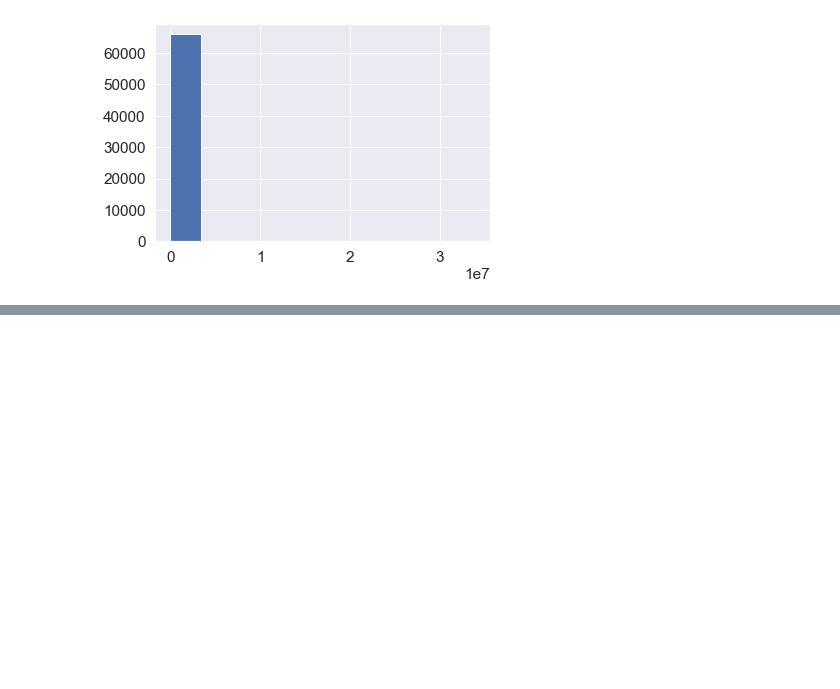
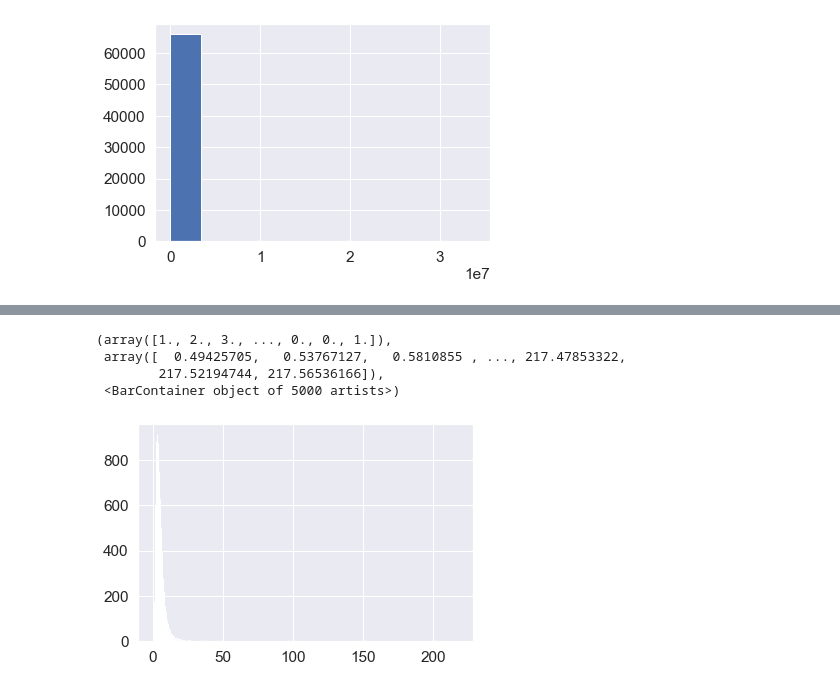
Before and after one commit to Nance-Lab/diff_predictor, a Jupyter notebook: notebooks/diffpred_full_workflow.ipynb, the cells around one changed output, grey strips where cells are left out. Drawn from its saved outputs; the diff is of its cells as text; code cells hidden in the pictures; blank space fills up the shorter version.

```diff
--- a/notebooks/diffpred_full_workflow.ipynb
+++ b/notebooks/diffpred_full_workflow.ipynb
@@ -587,0 +719,7 @@ plt.hist(perr_dcoef_arr)
+# %%
+scaler = StandardScaler()
+features_df_filled = ecm[features].fillna(0)
+scaled_df = scaler.fit_transform(features_df_filled)
+scaled_df = pd.DataFrame(scaled_df, columns=features)
+# %%
+L, S = r_pca.R_pca(scaled_df).fit(max_iter=5000)
@@ -587,0 +744,16 @@ plt.hist(perr_dcoef_arr)
+# %%
+S_array = np.absolute(S.values)
+S_array
+
+S_magnitudes = np.zeros(len(S))
+for i in range(len(S)):
+    abs_sum = np.sum(S_array[i])
+    S_magnitudes[i] = abs_sum
+# %%
+plt.hist(S_magnitudes, bins=5000)
+# %% [output]
+(array([1., 2., 3., ..., 0., 0., 1.]),
+ array([  0.49425705,   0.53767127,   0.5810855 , ..., 217.47853322,
+        217.52194744, 217.56536166]),
+ <BarContainer object of 5000 artists>)
+[figure, added]
```
Also changed, not shown: parts of 21 cells of this notebook, 3 other files.
